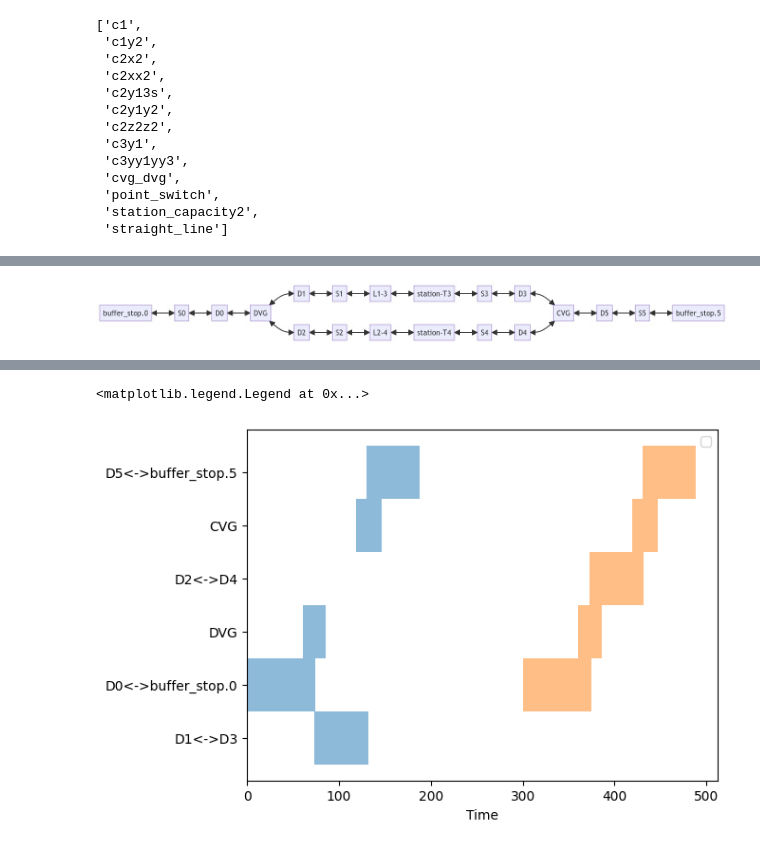
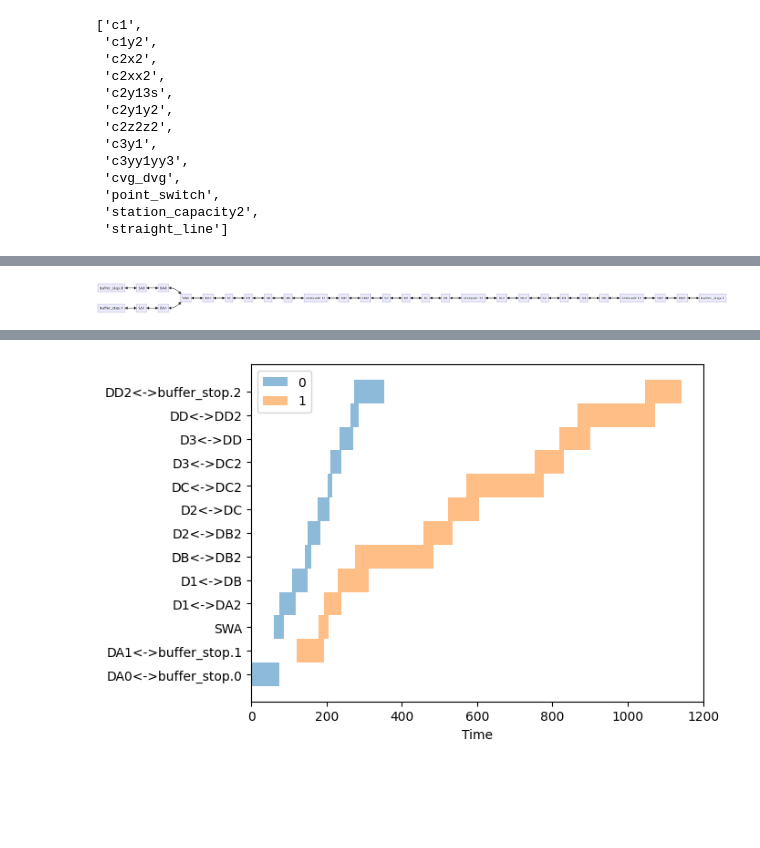
Before and after one commit to y-plus/pyOSRD, a Jupyter notebook: notebooks_explo/use_case.ipynb, the cells around one changed output, grey strips where cells are left out. Cells and saved outputs as stored; diff of their text form; code cells hidden in the pictures; blank space fills up the shorter version.

```diff
--- a/notebooks_explo/use_case.ipynb
+++ b/notebooks_explo/use_case.ipynb
@@ -20,6 +20,6 @@ OSRD.use_cases
  'station_capacity2',
  'straight_line']
 # %%
-use_case='station_capacity2'
+use_case='c2y13s'
 sim = OSRD(use_case=use_case, dir='tmp')
 # %% [output]
@@ -36,7 +36,7 @@ sim = OSRD(use_case=use_case, dir='tmp')
 # %%
 sim.draw_infra_points()
 # %% [output]
-[figure, old version]
+[figure, new version]
 # %%
 sim.space_time_chart_plotly(1, points_to_show=['switch','station'], eco_or_base='base')
 # %% [output]
@@ -47,11 +47,10 @@ from rlway.schedules import schedule_from_osrd
 # %%
 s = schedule_from_osrd(sim, eco_or_base='base')
 ax = s.sort().plot()
 # ax.invert_yaxis()
-ax.legend('')
+# ax.legend('')
 # %% [output]
-<matplotlib.legend.Legend at 0x...>
-[figure, old version]
+[figure, new version]
 # %%
 s.draw_graph()
 # %% [output]
```
Also changed, not shown: parts of 2 cells of this notebook, 1 other file.
